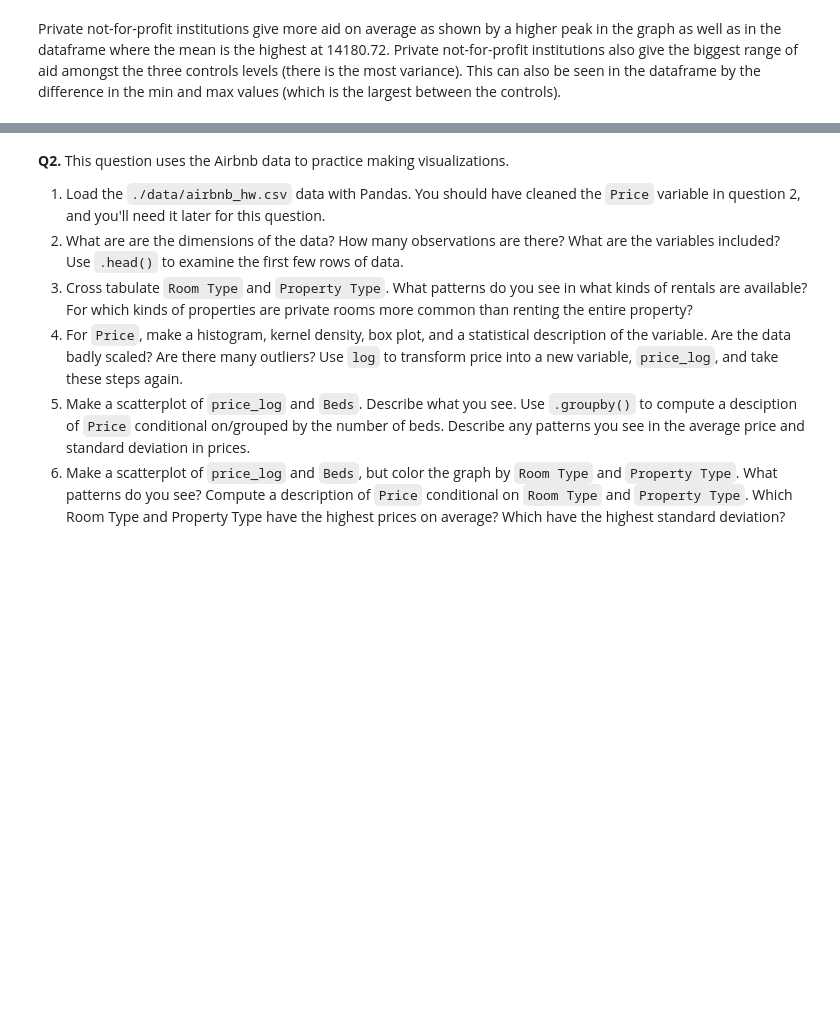
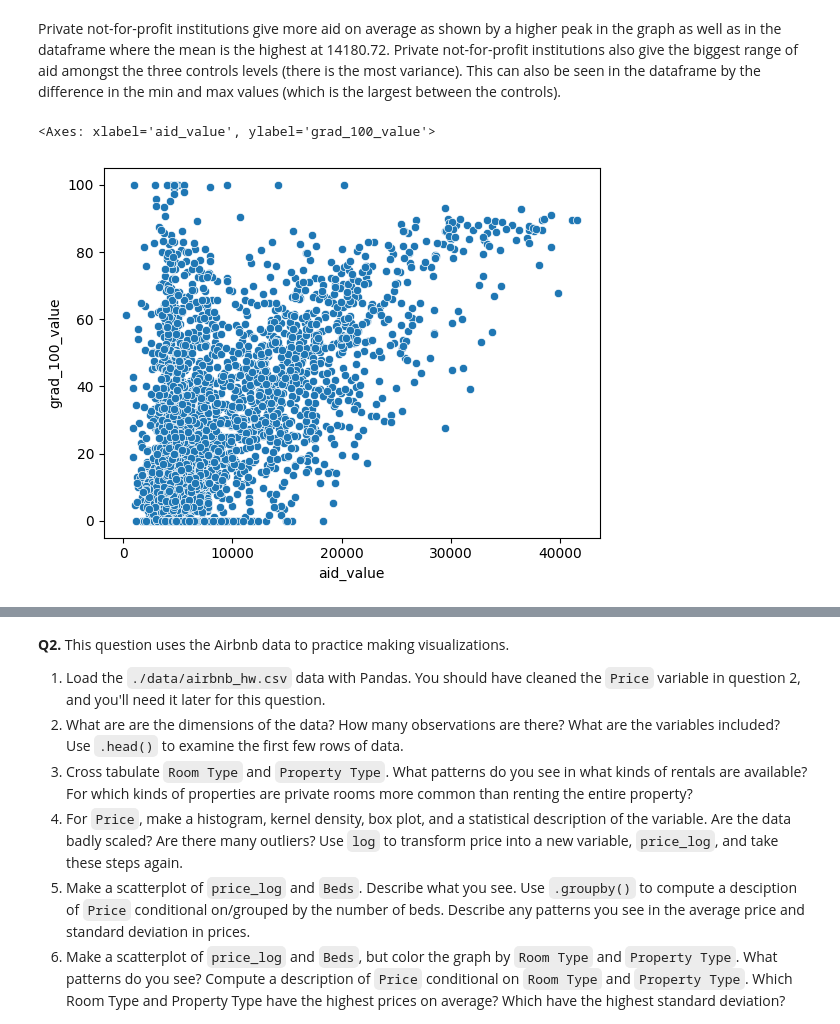
Before and after one commit to Catherine-Nguyen88/visualization, a Jupyter notebook: assignment/assignment.ipynb, the cells around one changed output, grey strips where cells are left out. Saved outputs shown, nothing was run; the diff lists cells and outputs as text; code cells hidden in the pictures; blank space fills up the shorter version.

```diff
--- a/assignment/assignment.ipynb
+++ b/assignment/assignment.ipynb
@@ -208,5 +208,11 @@ Private not-for-profit institutions give more aid on average as shown by a highe
 # %%
 #8
 
 # scatterplot
-sns.scatterplot(data = college, x='grad_100_value', y='aid_value')
+sns.scatterplot(data = college, x='aid_value', y='grad_100_value')
+
+# the data is mostly concentrated where aid value is low. Although there seems to be a positive trend so that as aid value increases,
+# the graduation level increases as well.
+# %% [output]
+<Axes: xlabel='aid_value', ylabel='grad_100_value'>
+[figure, added]
```
Also changed, not shown: parts of 3 cells of this notebook.
